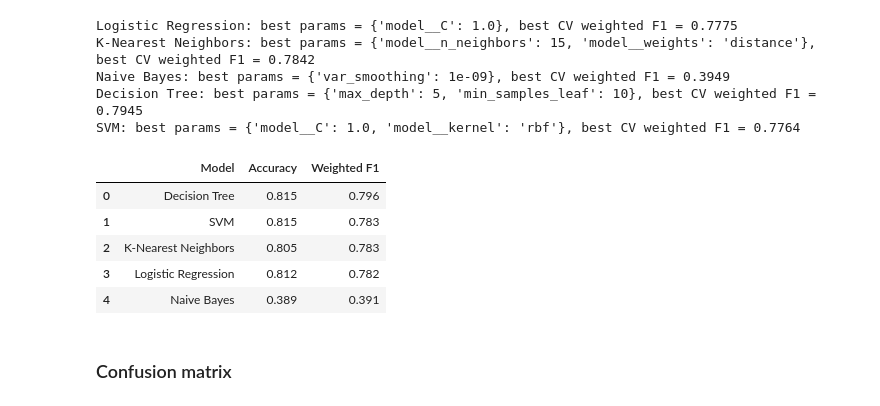
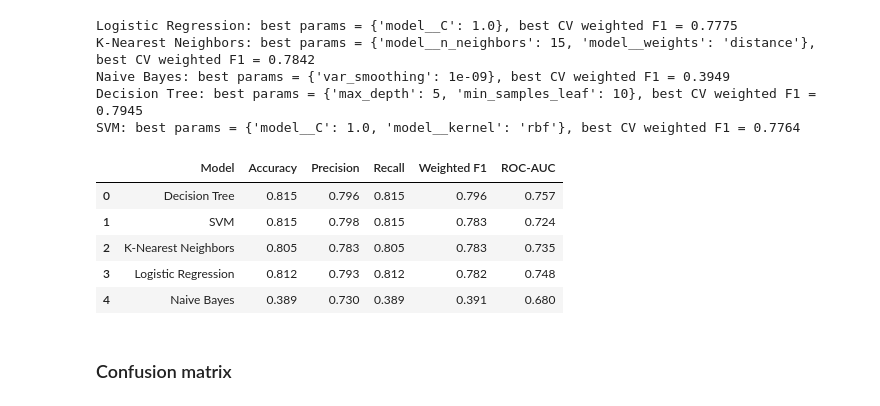
Before and after one commit to arhamgarg/ml-capstone, a Jupyter notebook: notebooks/classification.ipynb, the cells around one changed output. Cells and saved outputs as stored; diff of their text form; code cells hidden in the pictures.

Commit message:
feat (classification): added required classification metrics

```diff
--- a/notebooks/classification.ipynb
+++ b/notebooks/classification.ipynb
@@ -439,23 +439,28 @@ Naive Bayes: best params = {'var_smoothing': 1e-09}, best CV weighted F1 = 0.394
 Decision Tree: best params = {'max_depth': 5, 'min_samples_leaf': 10}, best CV weighted F1 = 0.7945
 SVM: best params = {'model__C': 1.0, 'model__kernel': 'rbf'}, best CV weighted F1 = 0.7764
 # %%
-from sklearn.metrics import accuracy_score, f1_score
+from sklearn.metrics import accuracy_score, f1_score, precision_score, recall_score, roc_auc_score
 
 results = []
 for name, y_pred in predictions.items():
-    acc = accuracy_score(y_test, y_pred)
-    f1 = f1_score(y_test, y_pred, average="weighted")
-    results.append({"Model": name, "Accuracy": acc, "Weighted F1": f1})
+    results.append({
+        "Model": name,
+        "Accuracy": accuracy_score(y_test, y_pred),
+        "Precision": precision_score(y_test, y_pred, average="weighted", zero_division=0),
+        "Recall": recall_score(y_test, y_pred, average="weighted", zero_division=0),
+        "Weighted F1": f1_score(y_test, y_pred, average="weighted"),
+        "ROC-AUC": roc_auc_score(y_test, probabilities[name]),
+    })
 
 results_df = pd.DataFrame(results).sort_values("Weighted F1", ascending=False).reset_index(drop=True)
 display(results_df.round(3))
 # %% [output]
-|  | Model | Accuracy | Weighted F1 |
-| 0 | Decision Tree | 0.815 | 0.796 |
-| 1 | SVM | 0.815 | 0.783 |
-| 2 | K-Nearest Neighbors | 0.805 | 0.783 |
-| 3 | Logistic Regression | 0.812 | 0.782 |
-| 4 | Naive Bayes | 0.389 | 0.391 |
+|  | Model | Accuracy | Precision | Recall | Weighted F1 | ROC-AUC |
+| 0 | Decision Tree | 0.815 | 0.796 | 0.815 | 0.796 | 0.757 |
+| 1 | SVM | 0.815 | 0.798 | 0.815 | 0.783 | 0.724 |
+| 2 | K-Nearest Neighbors | 0.805 | 0.783 | 0.805 | 0.783 | 0.735 |
+| 3 | Logistic Regression | 0.812 | 0.793 | 0.812 | 0.782 | 0.748 |
+| 4 | Naive Bayes | 0.389 | 0.730 | 0.389 | 0.391 | 0.680 |
 # %% [markdown]
 ### Confusion matrix
 # %%
```
